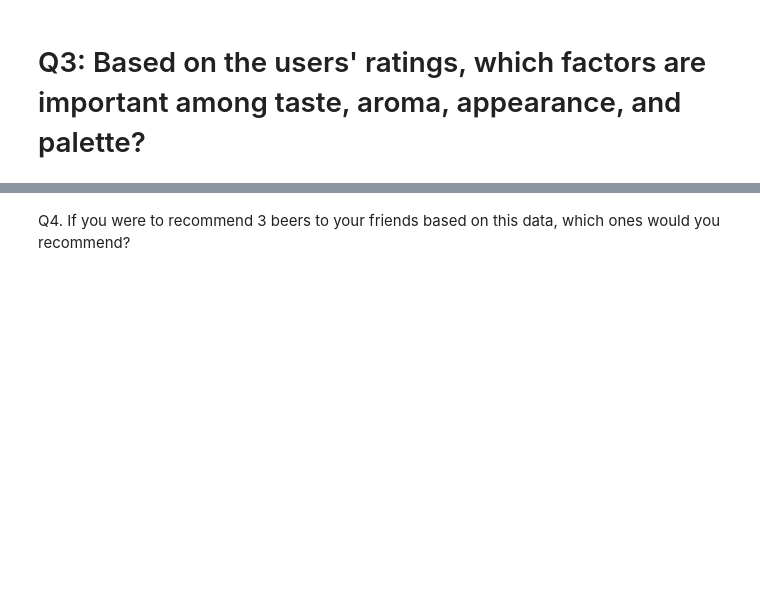
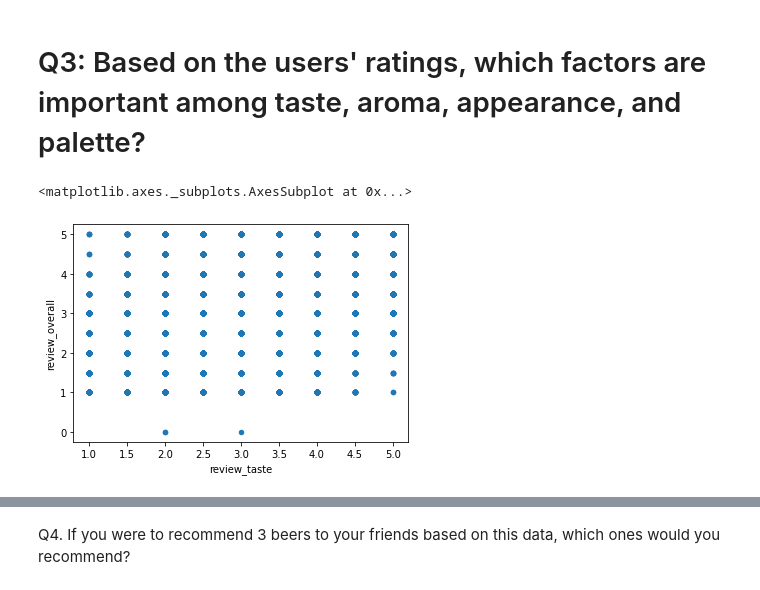
Before and after one commit to AvatarJoshi/beer_data_analysis, a Jupyter notebook: beer_analysis.ipynb, the cells around one changed output, grey strips where cells are left out. Saved outputs shown, nothing was run; the diff lists cells and outputs as text; code cells hidden in the pictures; blank space fills up the shorter version.

```diff
--- a/beer_analysis.ipynb
+++ b/beer_analysis.ipynb
@@ -100,2 +112,8 @@ Name: review_month, dtype: int64
 # %% [markdown]
 # Q3: Based on the users' ratings, which factors are important among taste, aroma, appearance, and palette?
+# %%
+# Determine how review taste correlates to review overall
+df.plot(kind="scatter", x="review_taste", y="review_overall")
+# %% [output]
+<matplotlib.axes._subplots.AxesSubplot at 0x...>
+[figure, added]
```
Also changed, not shown: parts of 5 cells of this notebook.
